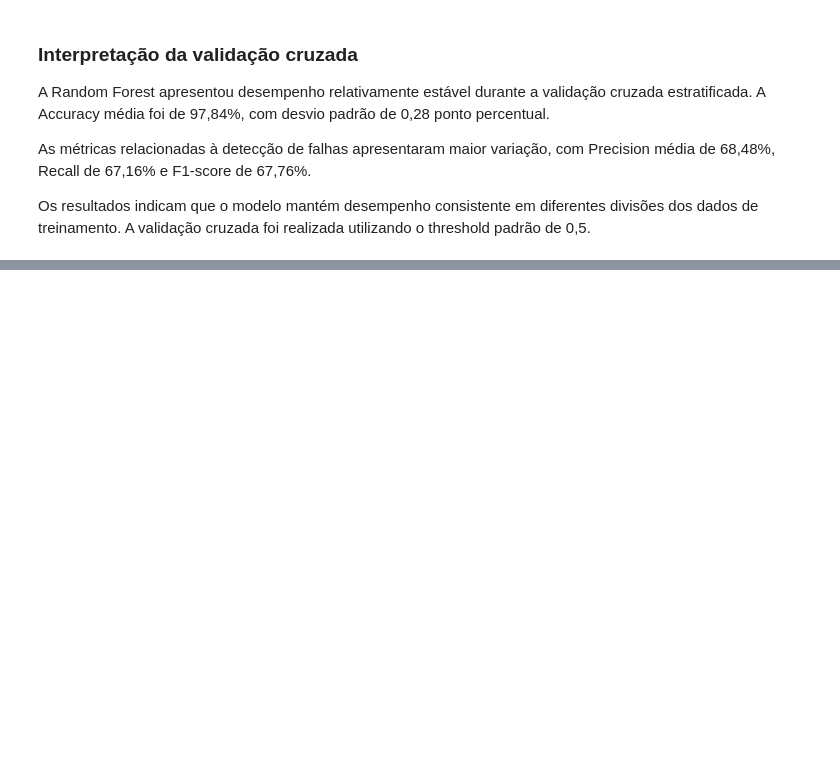
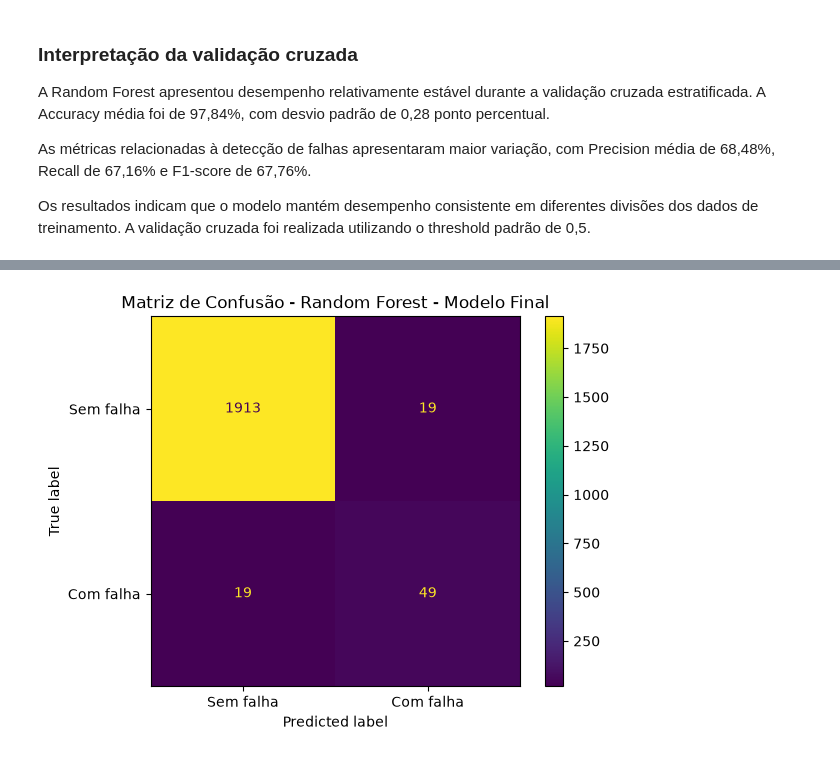
Before and after one commit to joaovitorsoska/Sistema-industrial-deteccao-anomalias, a Jupyter notebook: notebooks/EDA.ipynb, the cells around one changed output, grey strips where cells are left out. Saved outputs shown, nothing was run; the diff lists cells and outputs as text; code cells hidden in the pictures; blank space fills up the shorter version.

Commit message:
feat: finalizando a evolução do modelo

```diff
--- a/notebooks/EDA.ipynb
+++ b/notebooks/EDA.ipynb
@@ -860,0 +916,18 @@ Os resultados indicam que o modelo mantém desempenho consistente em diferentes
+# %%
+best_threshold = 0.49
+
+y_prob_rf_test = rf_model.predict_proba(X_test)[:, 1]
+
+y_pred_rf_final = (y_prob_rf_test >= best_threshold).astype(int)
+
+final_accuracy = accuracy_score(y_test, y_pred_rf_final)
+final_precision = precision_score(y_test, y_pred_rf_final)
+final_recall = recall_score(y_test, y_pred_rf_final)
+final_f1 = f1_score(y_test, y_pred_rf_final)
+
+print("Random Forest - Modelo Final")
+print(f"Threshold: {best_threshold}")
+print(f"Accuracy:  {final_accuracy:.4f}")
+print(f"Precision: {final_precision:.4f}")
+print(f"Recall:    {final_recall:.4f}")
+print(f"F1-score:  {final_f1:.4f}")
@@ -860,0 +945,16 @@ Os resultados indicam que o modelo mantém desempenho consistente em diferentes
+# %%
+cm_final = confusion_matrix(y_test, y_pred_rf_final)
+
+disp = ConfusionMatrixDisplay(
+    confusion_matrix=cm_final,
+    display_labels=['Sem falha', 'Com falha']
+)
+
+disp.plot()
+
+plt.title('Matriz de Confusão - Random Forest - Modelo Final')
+plt.xlabel('Predicted label')
+plt.ylabel('True label')
+plt.show()
+# %% [output]
+[figure, added]
```
Also changed, not shown: parts of 7 cells of this notebook.
